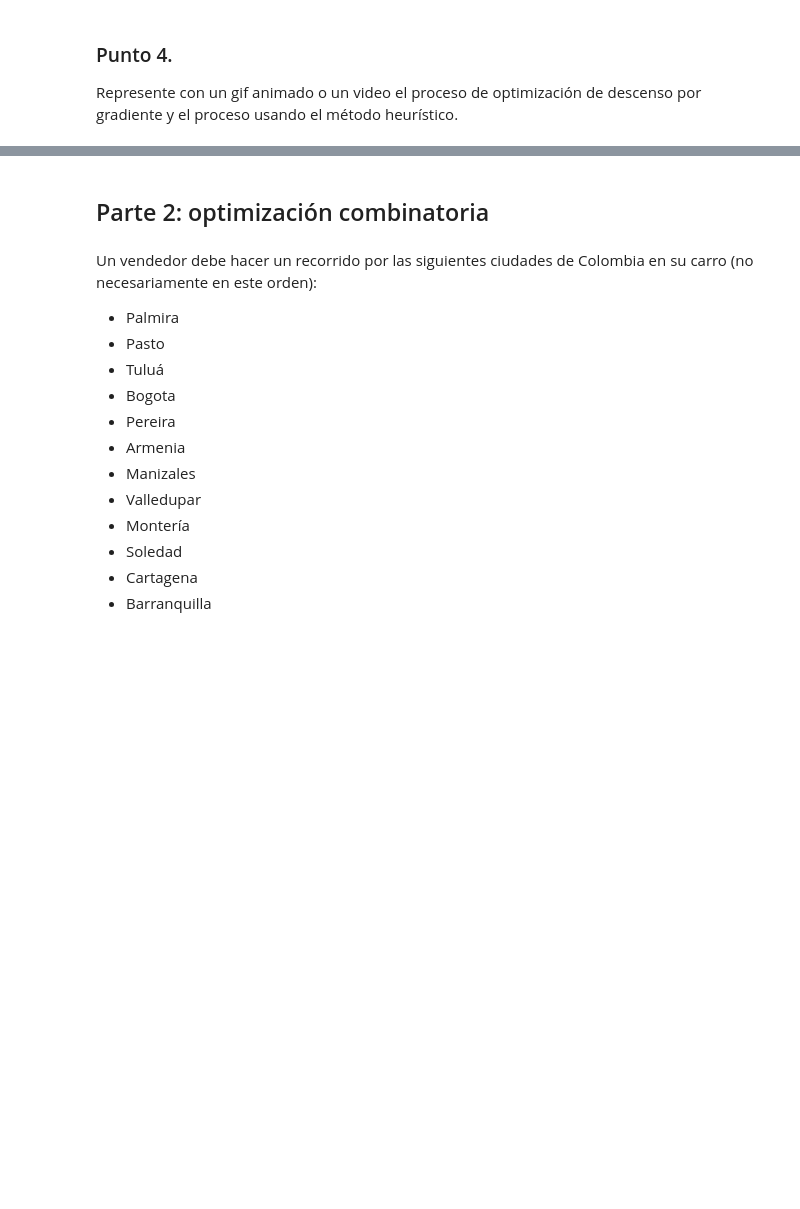
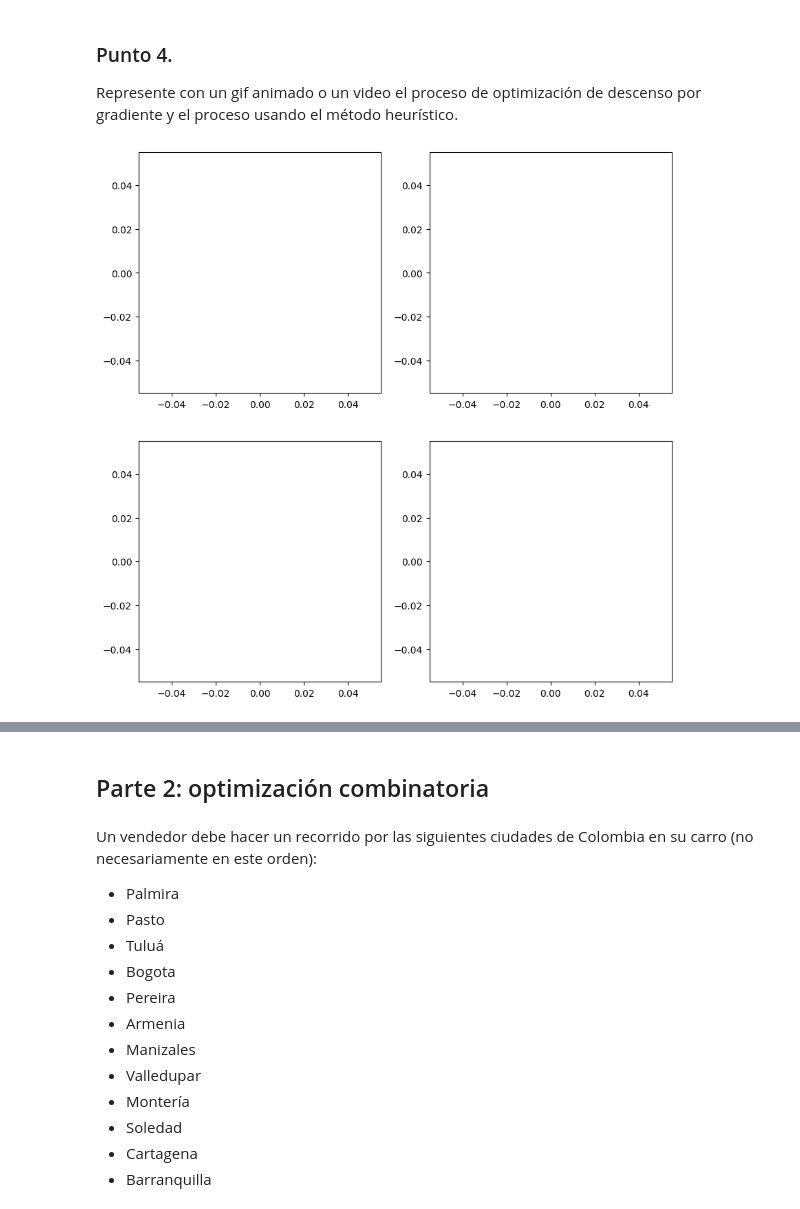
Before and after one commit to Lema25/Optimizacion_Euristica, a Jupyter notebook: Trabajo1.ipynb, the cells around one changed output, grey strips where cells are left out. Saved outputs shown, nothing was run; the diff lists cells and outputs as text; code cells hidden in the pictures; blank space fills up the shorter version.

```diff
--- a/Trabajo1.ipynb
+++ b/Trabajo1.ipynb
@@ -209,30 +253,111 @@ print("Rastrigin - Evolución Diferencial (3D):", rastrigin_de_3)
 ### Punto 4.
 Represente con un gif animado o un video el proceso de optimización de descenso por gradiente y el proceso usando el método heurístico.
 # %%
-# Función de prueba (Rosenbrock)
+# Definimos las funciones de Rosenbrock y Rastrigin
 def rosenbrock(x):
     return sum(100.0 * (x[1:] - x[:-1]**2)**2 + (1 - x[:-1])**2)
 
-# Gradiente de la función de prueba (Rosenbrock)
 def rosenbrock_gradient(x):
     gradient = np.zeros_like(x)
     gradient[0] = -400.0 * x[0] * (x[1] - x[0]**2) - 2.0 * (1 - x[0])
     gradient[1:-1] = 200.0 * (x[1:-1] - x[:-2]**2) - 400.0 * x[1:-1] * (x[2:] - x[1:-1]**2) - 2.0 * (1 - x[1:-1])
     gradient[-1] = 200.0 * (x[-1] - x[-2]**2)
     return gradient
 
-# Métodos heurísticos
+def rastrigin(x):
+    return 10 * len(x) + sum(x**2 - 10 * np.cos(2 * np.pi * x))
+
+# Método de descenso por gradiente
+def gradient_descent(func, grad_func, dim):
+    x0 = np.random.rand(dim)
+    result = minimize(func, x0, method='L-BFGS-B', jac=grad_func)
+    return result.x, result.fun
+
+# Algoritmos evolutivos
 def evolutionary_algorithm(func, dim):
     bounds = [(0, 1)] * dim
     result = differential_evolution(func, bounds)
     return result.x, result.fun
 
+# Optimización de partículas
 def particle_optimization(func, dim):
     bounds = [(0, 1)] * dim
     result = basinhopping(func, np.random.rand(dim), niter=100, minimizer_kwargs={"bounds": bounds})
     return result.x, result.fun
 
-def differential_evolution_optimization(func, dim):
-    bounds = [(0, 1)] * dim
-    result = differential_evolution(func, bounds)
-    return result.x, result.fun
+# Generamos los datos para las gráficas
+x = np.linspace(-2, 2, 400)
+y = np.linspace(-1, 3, 400)
+X, Y = np.meshgrid(x, y)
+Z_rosenbrock = rosenbrock(np.array([X, Y]))
+
+x = np.linspace(-5.12, 5.12, 400)
+y = np.linspace(-5.12, 5.12, 400)
+X, Y = np.meshgrid(x, y)
+Z_rastrigin = rastrigin(np.array([X, Y]))
+
+# Creamos las figuras
+fig, axs = plt.subplots(2, 2, figsize=(10, 10))
+
+# Inicializamos las líneas para las animaciones
+lines = [axs[i // 2, i % 2].plot([], [], marker='o', color='red')[0] for i in range(4)]
+
+# Función de inicialización de las animaciones
+def init():
+    for line in lines:
+        line.set_data([], [])
+    return lines
+
+# Método de descenso por gradiente
+def gradient_descent_animation(frame):
+    x0 = np.array([-1.5, 2.0])  # Condición inicial
+    iterations = [x0]
+
+    for _ in range(frame):
+        gradient = rosenbrock_gradient(x0)
+        x0 = x0 - 0.01 * gradient  # Tasa de aprendizaje
+        iterations.append(x0.copy())
+
+    lines[0].set_data([point[0] for point in iterations], [point[1] for point in iterations])
+    return lines[0],
+
+# Método heurístico (Algoritmos Evolutivos)
+def evolutionary_algorithm_animation(frame):
+    bounds = [(0, 1), (0, 1)]
+    result = differential_evolution(rosenbrock, bounds=bounds)
+    iterations = [result.x]
+
+    lines[1].set_data([point[0] for point in iterations], [point[1] for point in iterations])
+    return lines[1],
+
+# Método heurístico (Optimización de Partículas)
+def particle_optimization_animation(frame):
+    bounds = [(0, 1), (0, 1)]
+    result = basinhopping(rosenbrock, np.random.rand(2), niter=100, minimizer_kwargs={"bounds": bounds})
+    iterations = [result.x]
+
+    lines[2].set_data([point[0] for point in iterations], [point[1] for point in iterations])
+    return lines[2],
+
+# Método heurístico (Evolución Diferencial)
+def differential_evolution_animation(frame):
+    bounds = [(0, 1), (0, 1)]
+    result = differential_evolution(rosenbrock, bounds=bounds)
+    iterations = [result.x]
+    return lines[3],  # Devuelve un objeto de artista válido
+
+# Creamos las animaciones
+gradient_ani = FuncAnimation(fig, gradient_descent_animation, frames=100, init_func=init, blit=True)
+evolutionary_ani = FuncAnimation(fig, evolutionary_algorithm_animation, frames=100, init_func=init, blit=True)
+particle_ani = FuncAnimation(fig, particle_optimization_animation, frames=100, init_func=init, blit=True)
+differential_ani = FuncAnimation(fig, differential_evolution_animation, frames=100, init_func=init, blit=True)
+
+# Guardamos las animaciones como archivos GIF
+gradient_ani.save('gradient_descent_animation.gif', writer='imagemagick', fps=10)
+evolutionary_ani.save('evolutionary_algorithm_animation.gif', writer='imagemagick', fps=10)
+particle_ani.save('particle_optimization_animation.gif', writer='imagemagick', fps=10)
+differential_ani.save('differential_evolution_animation.gif', writer='imagemagick', fps=10)
+
+plt.show()
+# %% [output]
+[figure, added]
```
Also changed, not shown: parts of 11 cells of this notebook, 4 other files.
